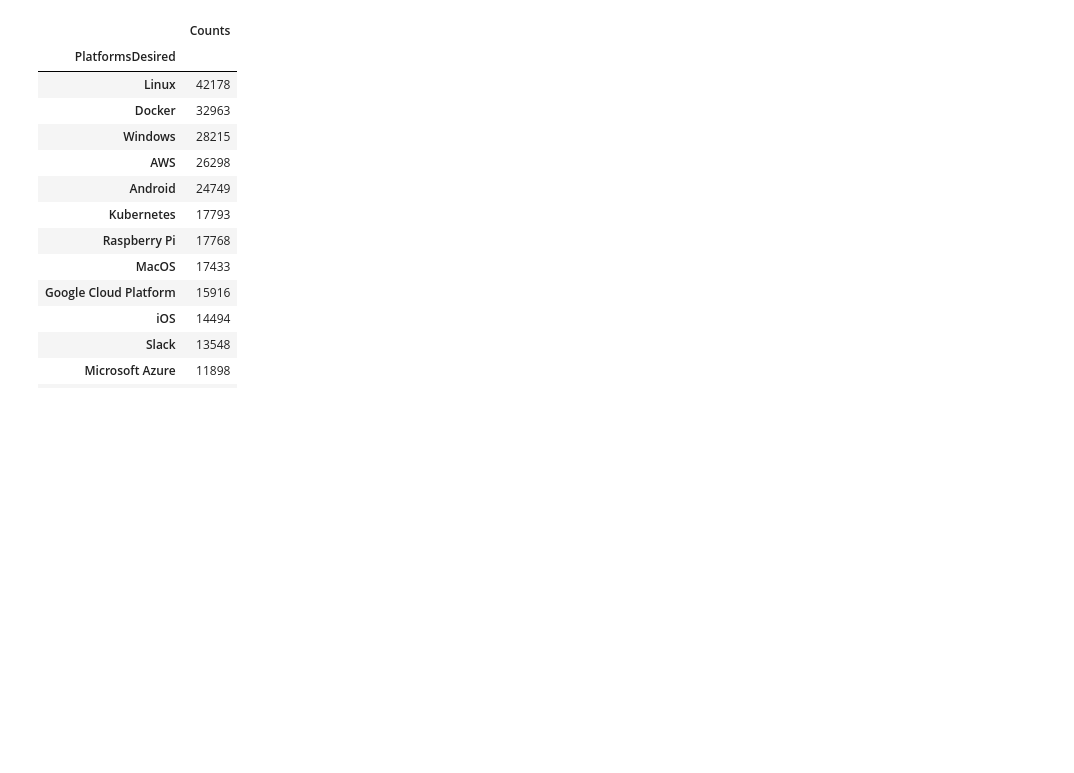
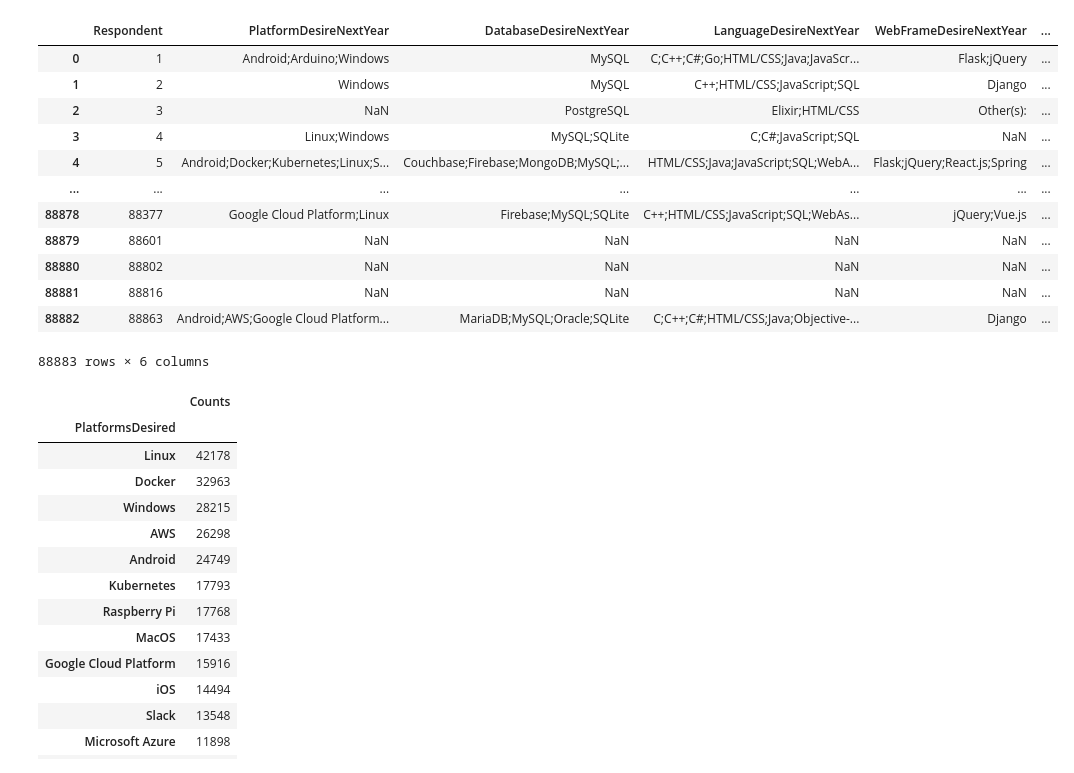
Before and after one commit to vsumanbabu/stackoverflow-developer-surveys, a Jupyter notebook: main/MostDesiredSoftwares.ipynb, the cells around one changed output. Cells and saved outputs as stored; diff of their text form; code cells hidden in the pictures; blank space fills up the shorter version.

```diff
--- a/main/MostDesiredSoftwares.ipynb
+++ b/main/MostDesiredSoftwares.ipynb
@@ -34,5 +34,7 @@ pass
 '''
 Defining constants
 '''
-data_file='../data/survey_results_public_2019.csv'
+source_data_file='../data/survey_results_public_2019.csv'
 data_profile_report='../reports/data_profile_survey_results_public_2019.csv.html'
+
+data_file='../data/survey_results_public_most_desired_2019.csv'
@@ -54,0 +105,27 @@ pass
+# %%
+'''
+Explore the data fields
+
+Respondent
+PlatformDesireNextYear
+DatabaseDesireNextYear
+LanguageDesireNextYear
+WebFrameDesireNextYear
+DevEnviron
+
+'''
+df_2019
+# %% [output]
+|  | Respondent | PlatformDesireNextYear | DatabaseDesireNextYear | LanguageDesireNextYear | WebFrameDesireNextYear | ... |
+| 0 | 1 | Android;Arduino;Windows | MySQL | C;C++;C#;Go;HTML/CSS;Java;JavaScr... | Flask;jQuery | ... |
+| 1 | 2 | Windows | MySQL | C++;HTML/CSS;JavaScript;SQL | Django | ... |
+| 2 | 3 | NaN | PostgreSQL | Elixir;HTML/CSS | Other(s): | ... |
+| 3 | 4 | Linux;Windows | MySQL;SQLite | C;C#;JavaScript;SQL | NaN | ... |
+| 4 | 5 | Android;Docker;Kubernetes;Linux;S... | Couchbase;Firebase;MongoDB;MySQL;... | HTML/CSS;Java;JavaScript;SQL;WebA... | Flask;jQuery;React.js;Spring | ... |
+| ... | ... | ... | ... | ... | ... | ... |
+| 88878 | 88377 | Google Cloud Platform;Linux | Firebase;MySQL;SQLite | C++;HTML/CSS;JavaScript;SQL;WebAs... | jQuery;Vue.js | ... |
+| 88879 | 88601 | NaN | NaN | NaN | NaN | ... |
+| 88880 | 88802 | NaN | NaN | NaN | NaN | ... |
+| 88881 | 88816 | NaN | NaN | NaN | NaN | ... |
+| 88882 | 88863 | Android;AWS;Google Cloud Platform... | MariaDB;MySQL;Oracle;SQLite | C;C++;C#;HTML/CSS;Java;Objective-... | Django | ... |
+88883 rows × 6 columns
```
Also changed, not shown: parts of 5 cells of this notebook, 2 other files.
